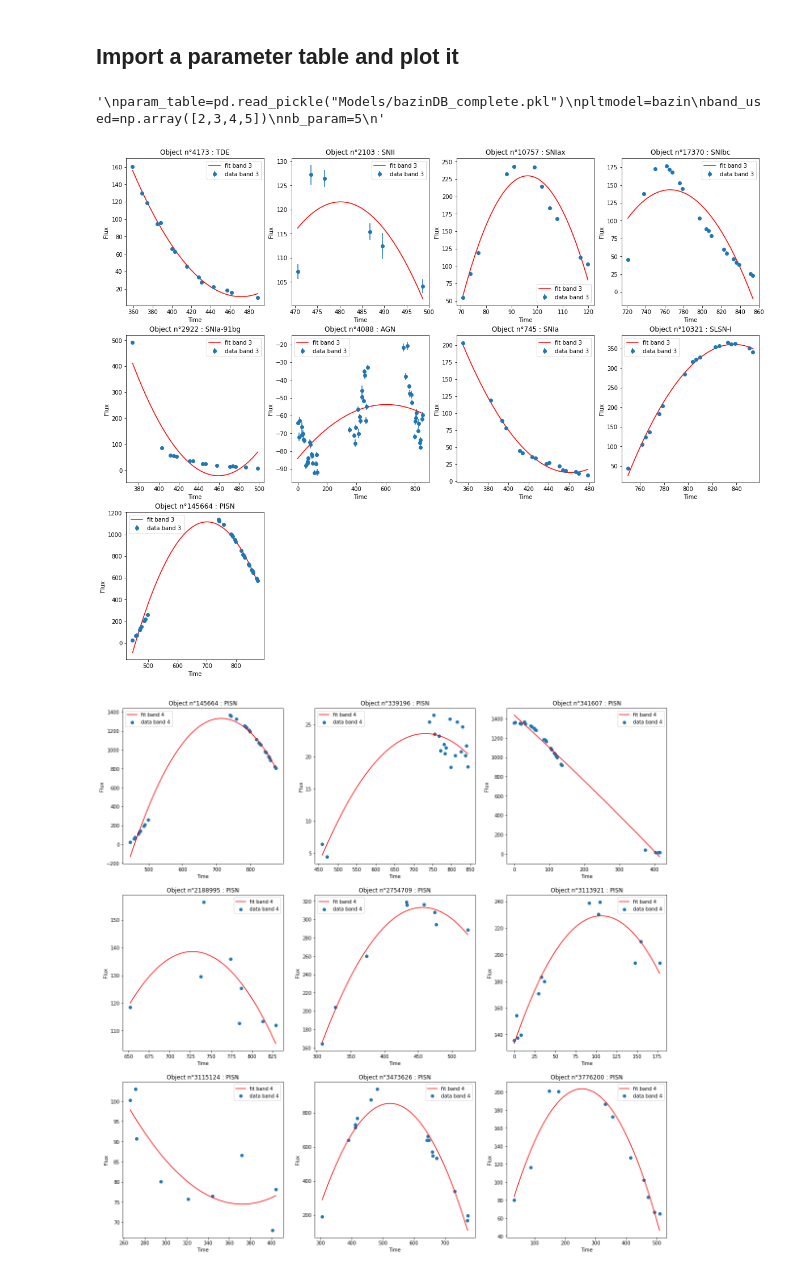
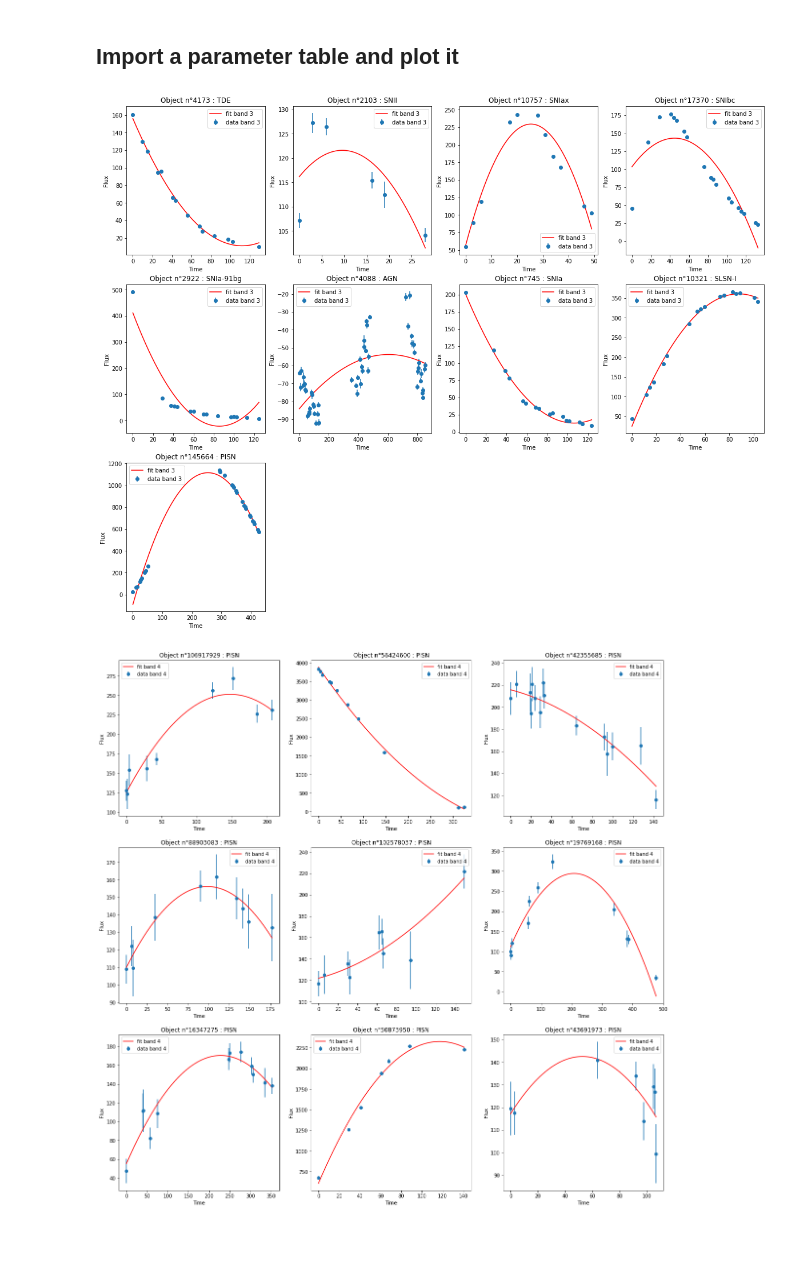
Before and after one commit to erusseil/PISN-classification, a Jupyter notebook: FeatureExtraction/AnalyseExtraction.ipynb, the cells around one changed output. Saved outputs shown, nothing was run; the diff lists cells and outputs as text; code cells hidden in the pictures; blank space fills up the shorter version.

```diff
--- a/FeatureExtraction/AnalyseExtraction.ipynb
+++ b/FeatureExtraction/AnalyseExtraction.ipynb
@@ -11,7 +10,7 @@ from paraa import *     # avoid writing the same function more than once
 # %%
 # this cannot be run without the filtered_dataDB_complete.pkl file
 
-train = pd.read_pickle("../data/CleanDataBase/Gold_test_10.pkl")
+train = pd.read_pickle("../../plasticc/CleanDataBase/Gold_train.pkl")
 objects = np.unique(train['object_id'])
 target_types = np.hstack([np.unique(train['target']), [999]])
 train
@@ -111,19 +92,10 @@ def errfunc_poly(params,time, flux):
 # %% [markdown]
 ## Import a parameter table and plot it
 # %%
-param_table=pd.read_pickle("Models/polyDB_complete.pkl")
+param_table=pd.read_pickle("../../plasticc/param_table/Gold_train_poly.pkl")
 pltmodel=poly
 band_used=np.array([2,3,4,5])
 nb_param=3
-
-"""
-param_table=pd.read_pickle("Models/bazinDB_complete.pkl")
-pltmodel=bazin
-band_used=np.array([2,3,4,5])
-nb_param=5
-"""
-# %% [output]
-'\nparam_table=pd.read_pickle("Models/bazinDB_complete.pkl")\npltmodel=bazin\nband_used=np.array([2,3,4,5])\nnb_param=5\n'
 # %%
 # Now let's use this function to see how well each object is fited
 
@@ -144,21 +116,21 @@ for i in target_types[0:len(target_types)-1]:
     plt.subplot(4,4,a)
     compare(obj,3,param_table,pltmodel,nb_param,band_used)
 # %% [output]
-[figure, old version]
+[figure, new version]
 # %%
 # Now let's use this function to see how well PISN are fitted
 
 plt.figure(figsize=(20,20))
 ids_type = np.unique(train.loc[train['target']==994,'object_id'])
 
 for i in range(9):
 
-    obj=ids_type[i]
+    obj=np.random.choice(ids_type)
     obj_target= np.array(train[train['object_id']==obj]['target'])[0]
     plt.subplot(3,3,i+1)
     compare(obj,4,param_table,pltmodel,nb_param,band_used)
 # %% [output]
-[figure, old version]
+[figure, new version]
 # %%
 #For a specific PISN
 
```
Also changed, not shown: parts of 8 cells of this notebook.
